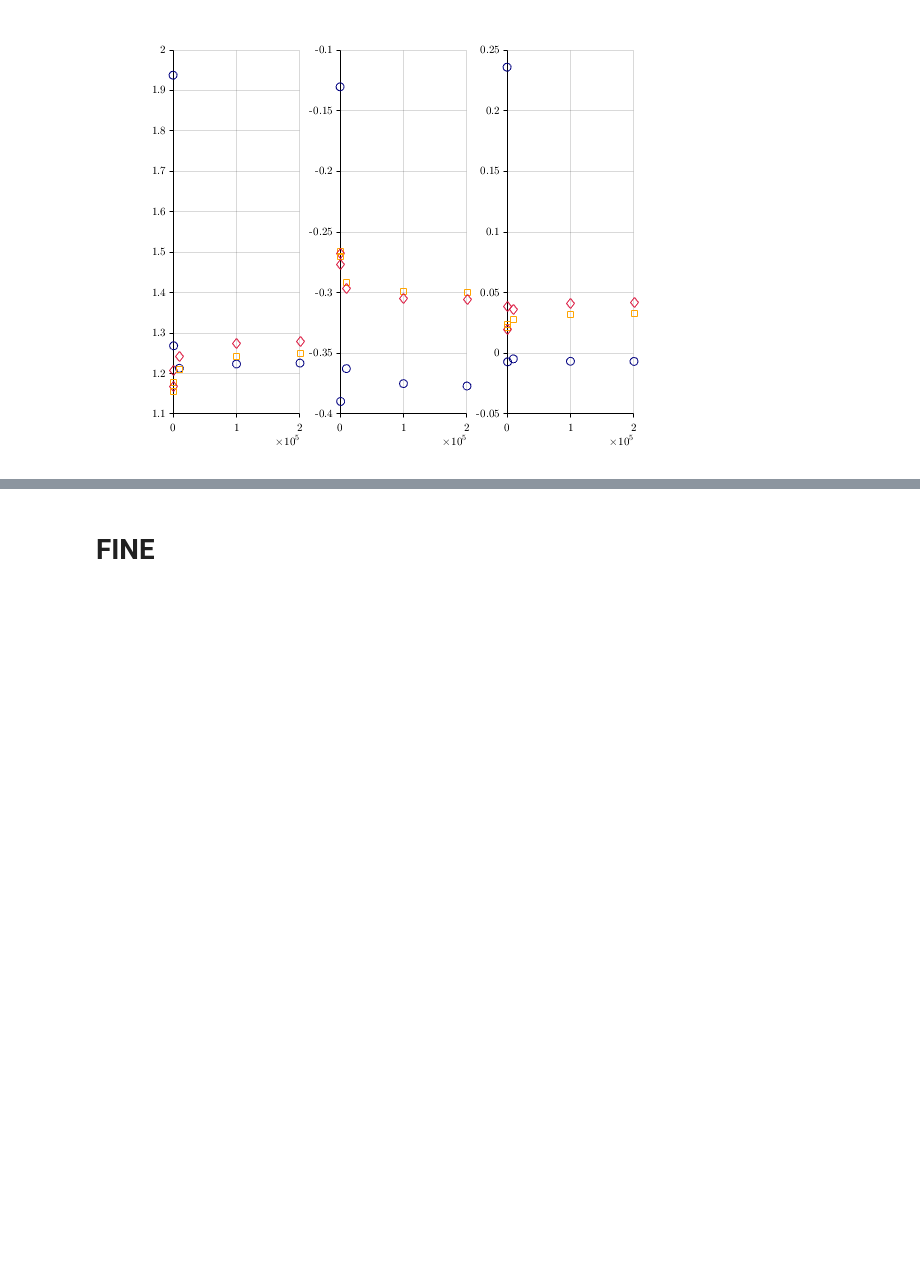
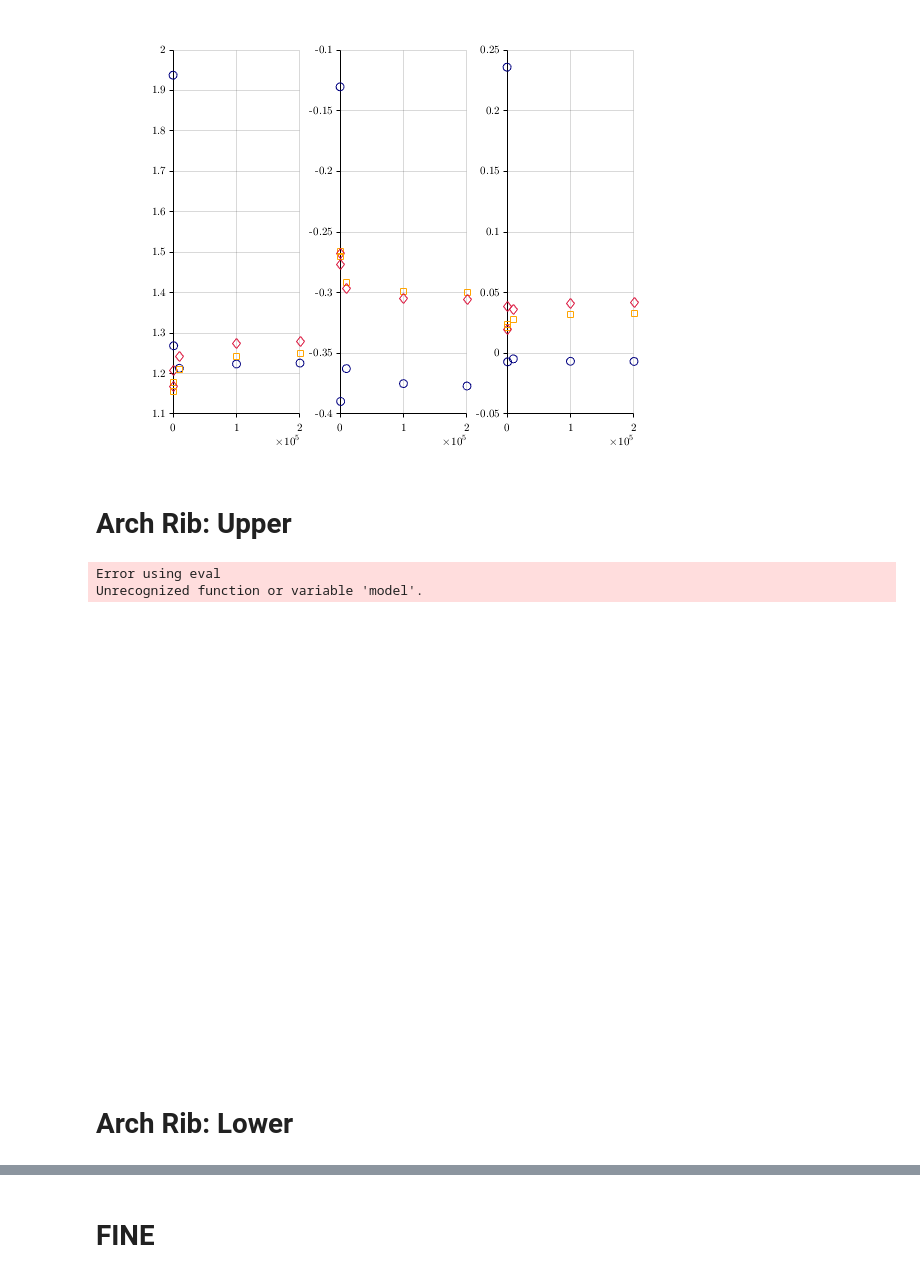
Before and after one commit to seoha0kim/openfoam_seo, a Jupyter notebook: wtt/yjn2/cfd_200915.ipynb, the cells around one changed output, grey strips where cells are left out. Cells and saved outputs as stored; diff of their text form; code cells hidden in the pictures; blank space fills up the shorter version.

```diff
--- a/wtt/yjn2/cfd_200915.ipynb
+++ b/wtt/yjn2/cfd_200915.ipynb
@@ -1883,3 +1903,5 @@ for ii=1:sb.Re_n
 end
 # %% [output]
 [figure]
+# %% [markdown]
+# Arch Rib: Upper
@@ -1885,0 +2030,12 @@ end
+# %%
+figure(2)
+mphgeom(model)
+xlim([-1 1]*0.1)
+title('')
+axis off
+# %% [output]
+Error using eval
+Unrecognized function or variable 'model'.
+[figure, added]
+# %% [markdown]
+# Arch Rib: Lower
```
Also changed, not shown: parts of 8 cells of this notebook, 35 other files.
